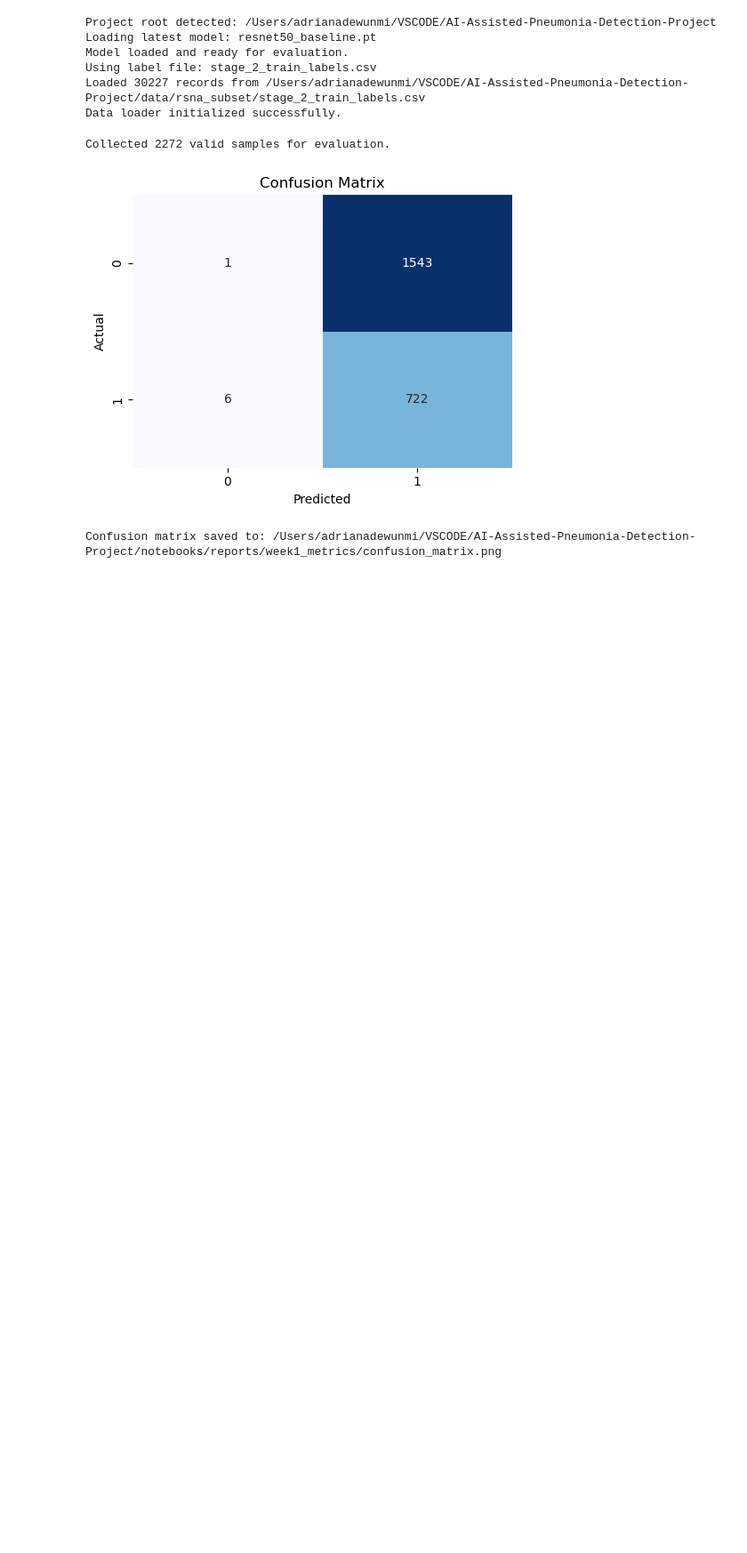
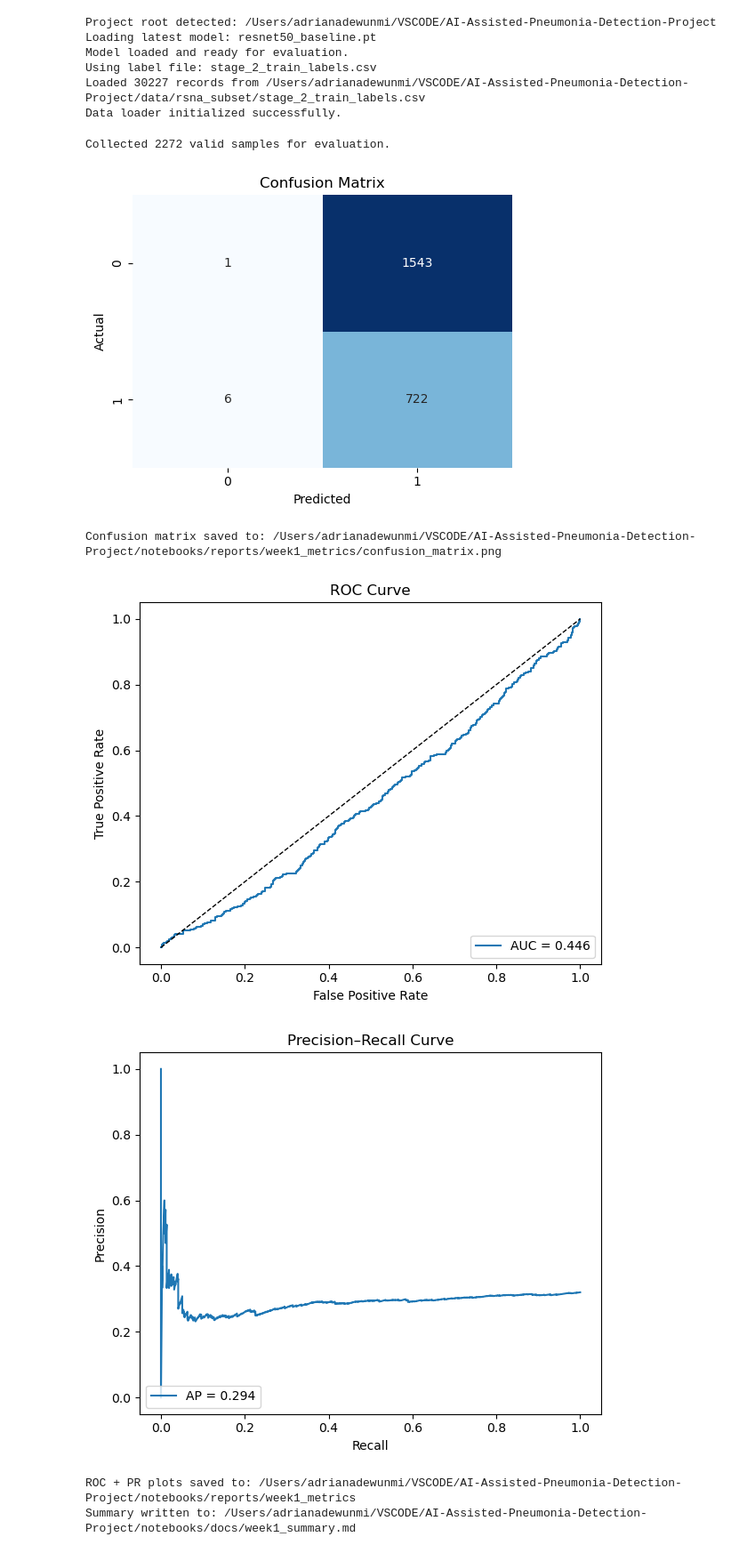
Before and after one commit to AAdewunmi/AI-Assisted-Pneumonia-Detection-Project, a Jupyter notebook: notebooks/02_train_resnet50.ipynb, the cells around one changed output. Shown: that part at 89% size. Saved outputs shown, nothing was run; the diff lists cells and outputs as text; code cells hidden in the pictures; blank space fills up the shorter version.

Commit message:
Plot and save ROC and Precision–Recall curves

```diff
--- a/notebooks/02_train_resnet50.ipynb
+++ b/notebooks/02_train_resnet50.ipynb
@@ -141,3 +141,75 @@ print(f"Confusion matrix saved to: {save_path.resolve()}")
 # %% [output]
 [figure]
 Confusion matrix saved to: /Users/adrianadewunmi/VSCODE/AI-Assisted-Pneumonia-Detection-Project/notebooks/reports/week1_metrics/confusion_matrix.png
+# %%
+# Plot and save ROC and Precision–Recall curves
+
+from sklearn.metrics import roc_curve, auc, precision_recall_curve, average_precision_score
+import matplotlib.pyplot as plt
+from pathlib import Path
+import numpy as np
+
+# --- Ensure output folders exist ---
+metrics_dir = Path("reports/week1_metrics")
+metrics_dir.mkdir(parents=True, exist_ok=True)
+
+docs_dir = Path("docs")
+docs_dir.mkdir(exist_ok=True)
+
+# --- ROC Curve ---
+fpr, tpr, _ = roc_curve(y_true, y_prob)
+roc_auc = auc(fpr, tpr)
+
+plt.figure(figsize=(6, 5))
+plt.plot(fpr, tpr, label=f"AUC = {roc_auc:.3f}")
+plt.plot([0, 1], [0, 1], "k--", lw=1)
+plt.title("ROC Curve")
+plt.xlabel("False Positive Rate")
+plt.ylabel("True Positive Rate")
+plt.legend(loc="lower right")
+plt.tight_layout()
+roc_path = metrics_dir / "roc_curve.png"
+plt.savefig(roc_path)
+plt.show()
+
+# --- Precision–Recall Curve ---
+precision, recall, _ = precision_recall_curve(y_true, y_prob)
+ap = average_precision_score(y_true, y_prob)
+
+plt.figure(figsize=(6, 5))
+plt.plot(recall, precision, label=f"AP = {ap:.3f}")
+plt.title("Precision–Recall Curve")
+plt.xlabel("Recall")
+plt.ylabel("Precision")
+plt.legend(loc="lower left")
+plt.tight_layout()
+pr_path = metrics_dir / "precision_recall_curve.png"
+plt.savefig(pr_path)
+plt.show()
+
+print(f"ROC + PR plots saved to: {metrics_dir.resolve()}")
+
+# --- Generate a short summary markdown ---
+summary_path = docs_dir / "week1_summary.md"
+with open(summary_path, "w") as f:
+    f.write("# Week 1 Summary — PneumoDetect Baseline Model\n\n")
+    f.write("## Dataset & Preprocessing\n")
+    f.write("- Subset of RSNA Pneumonia Detection Challenge dataset (~2 GB)\n")
+    f.write("- Images resized to 224×224, normalized using ImageNet stats\n")
+    f.write("- Training set balanced with partial sampling\n\n")
+    f.write("## Baseline Model\n")
+    f.write("- Architecture: Pretrained ResNet-50 (frozen convolutional base)\n")
+    f.write("- Classification head: 2-class linear layer\n\n")
+    f.write("## Performance Metrics\n")
+    f.write(f"- **AUC:** {roc_auc:.3f}\n")
+    f.write(f"- **Average Precision (AP):** {ap:.3f}\n\n")
+    f.write("## Reflections\n")
+    f.write("- The model learns basic pneumonia patterns but shows class imbalance bias.\n")
+    f.write("- False negatives remain a key risk — next step: handle imbalance and apply Grad-CAM.\n")
+
+print(f"Summary written to: {summary_path.resolve()}")
+# %% [output]
+[figure, added]
+[figure, added]
+ROC + PR plots saved to: /Users/adrianadewunmi/VSCODE/AI-Assisted-Pneumonia-Detection-Project/notebooks/reports/week1_metrics
+Summary written to: /Users/adrianadewunmi/VSCODE/AI-Assisted-Pneumonia-Detection-Project/notebooks/docs/week1_summary.md
```
Also changed, not shown: 3 other files.
